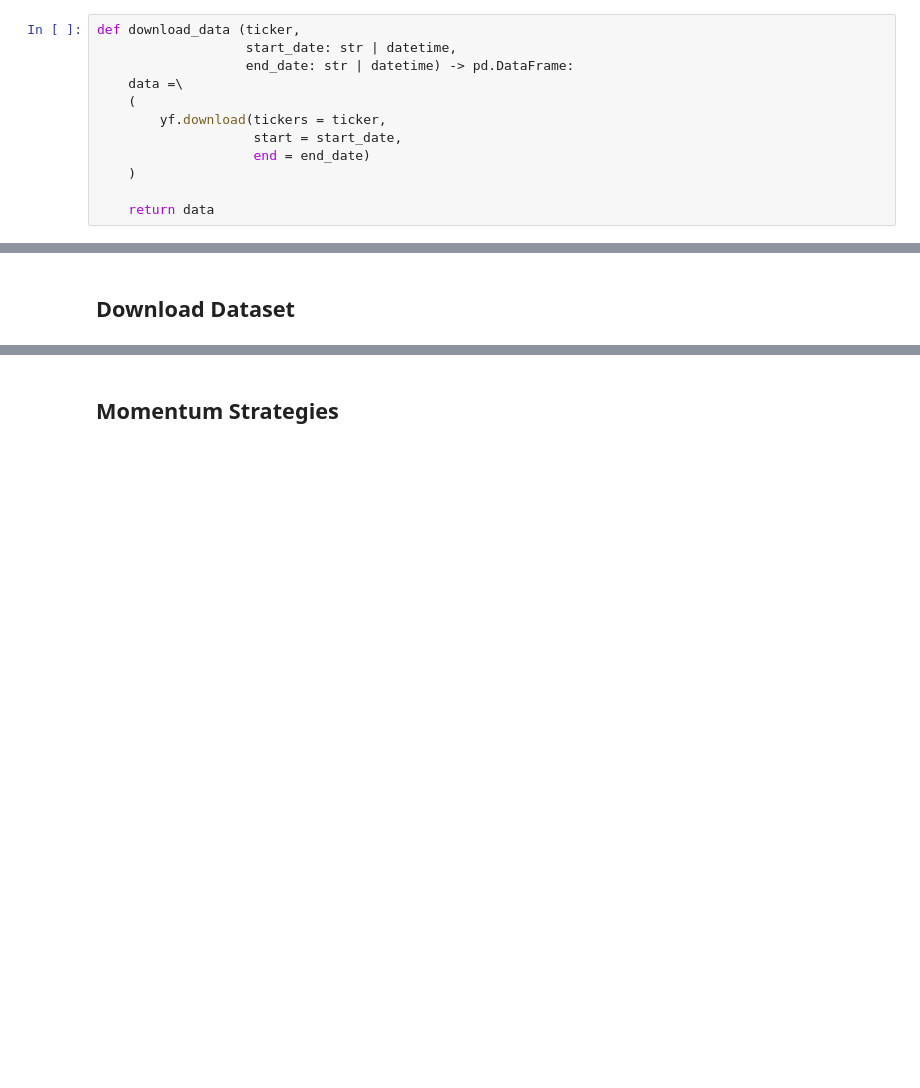
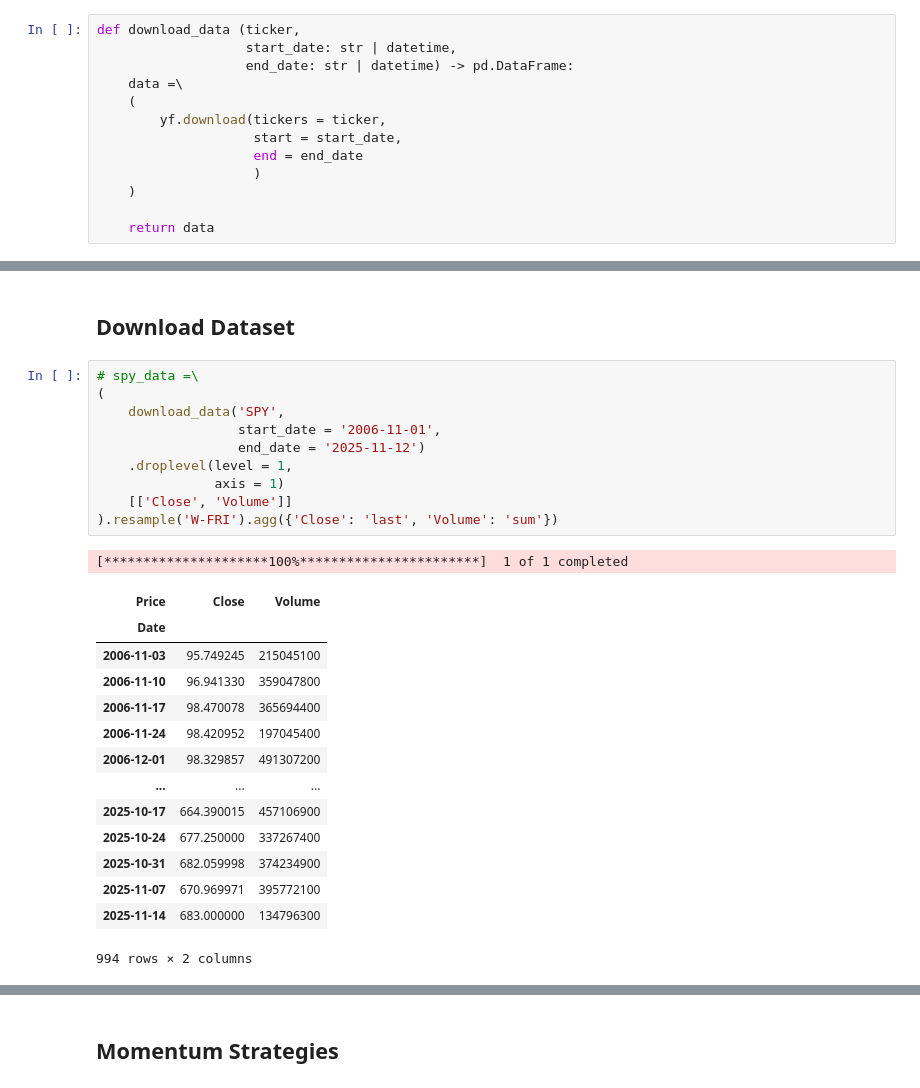
Before and after one commit to Gregtwl/GrpAssignment, a Jupyter notebook: Assignment.ipynb, the cells around one changed output, grey strips where cells are left out. Drawn from its saved outputs; the diff is of its cells as text; blank space fills up the shorter version.

```diff
--- a/Assignment.ipynb
+++ b/Assignment.ipynb
@@ -27,7 +27,8 @@ def download_data (ticker,
     (
         yf.download(tickers = ticker,
                     start = start_date,
-                    end = end_date)
+                    end = end_date
+                    )
     )
 
     return data
@@ -290,6 +304,32 @@ import pandas as pd
 from datetime import datetime
 # %% [markdown]
 ## Download Dataset
+# %%
+# spy_data =\
+(
+    download_data('SPY',
+                  start_date = '2006-11-01',
+                  end_date = '2025-11-12')
+    .droplevel(level = 1,
+               axis = 1)
+    [['Close', 'Volume']]
+).resample('W-FRI').agg({'Close': 'last', 'Volume': 'sum'})
+# %% [output]
+[*********************100%***********************]  1 of 1 completed
+| Price | Close | Volume |
+| Date |  |  |
+| 2006-11-03 | 95.749245 | 215045100 |
+| 2006-11-10 | 96.941330 | 359047800 |
+| 2006-11-17 | 98.470078 | 365694400 |
+| 2006-11-24 | 98.420952 | 197045400 |
+| 2006-12-01 | 98.329857 | 491307200 |
+| ... | ... | ... |
+| 2025-10-17 | 664.390015 | 457106900 |
+| 2025-10-24 | 677.250000 | 337267400 |
+| 2025-10-31 | 682.059998 | 374234900 |
+| 2025-11-07 | 670.969971 | 395772100 |
+| 2025-11-14 | 683.000000 | 134796300 |
+994 rows × 2 columns
 # %%
 train_proportion = 0.75
 
```
Also changed, not shown: parts of 12 cells of this notebook.
